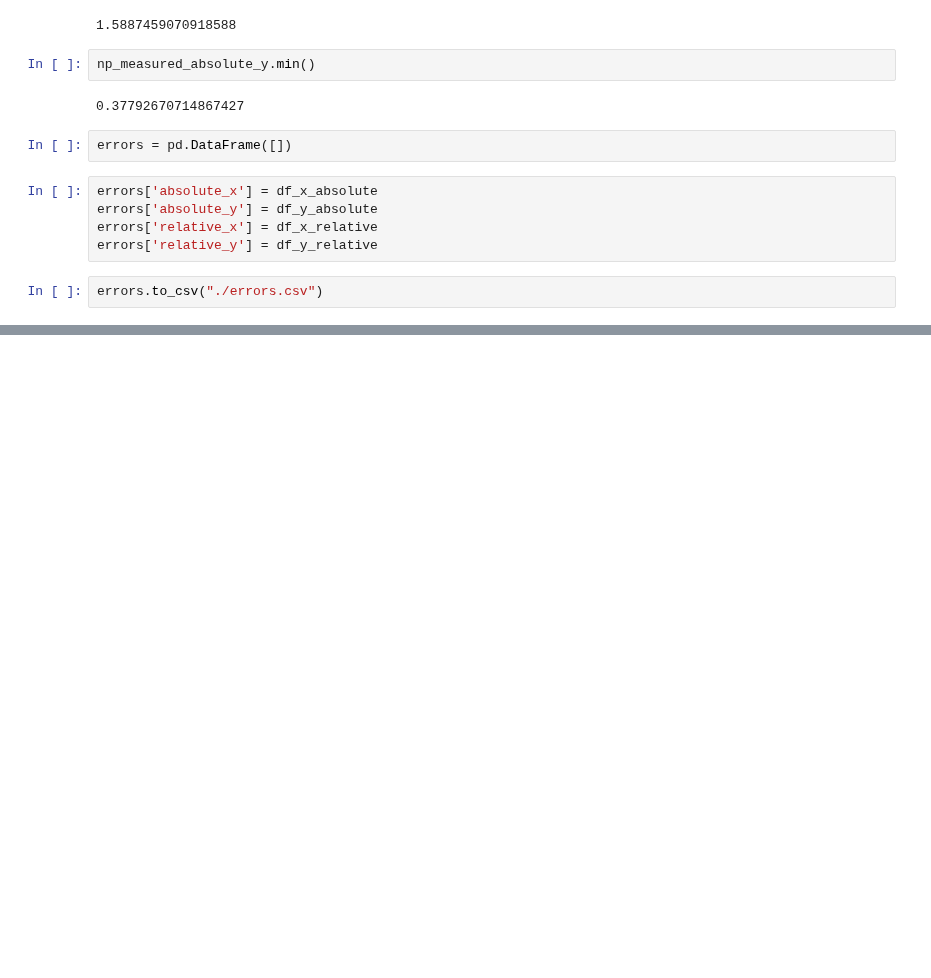
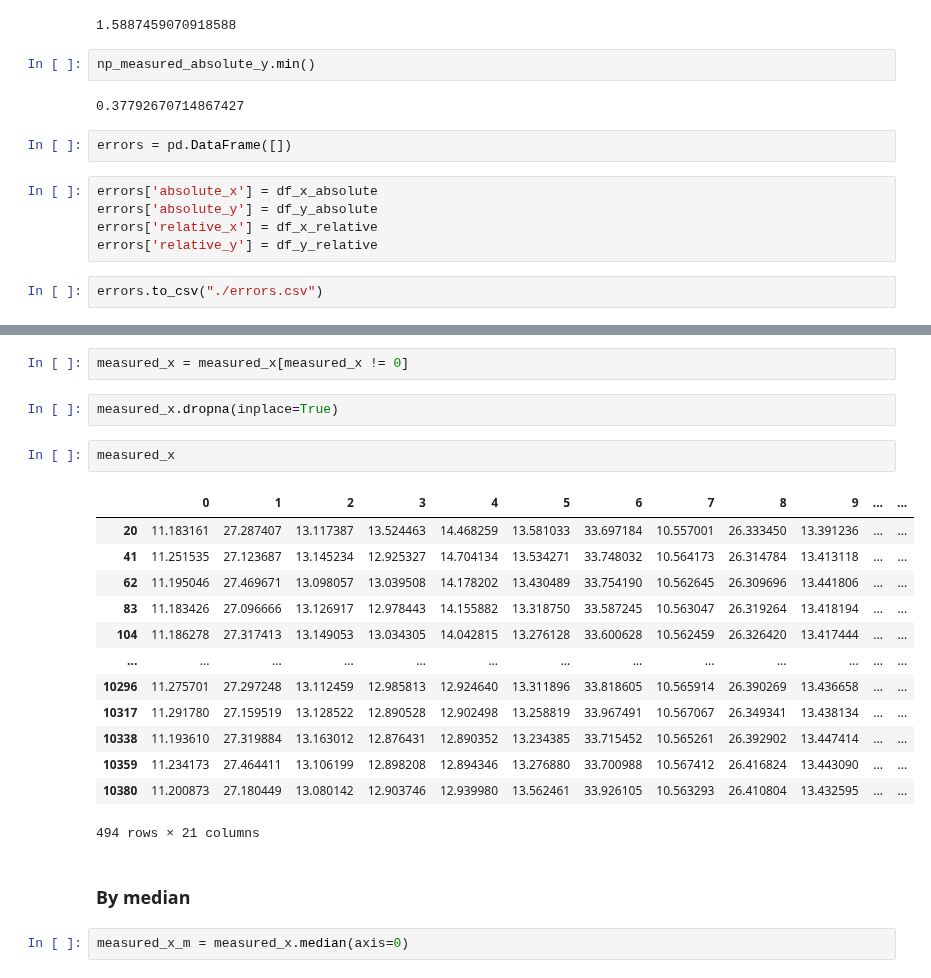
Before and after one commit to enfycius/Bolts, a Jupyter notebook: analysis_distances.ipynb, the cells around one changed output, grey strips where cells are left out. Saved outputs shown, nothing was run; the diff lists cells and outputs as text; blank space fills up the shorter version.

```diff
--- a/analysis_distances.ipynb
+++ b/analysis_distances.ipynb
@@ -559,0 +645,24 @@ errors.to_csv("./errors.csv")
+# %%
+measured_x = measured_x[measured_x != 0]
+# %%
+measured_x.dropna(inplace=True)
+# %%
+measured_x
+# %% [output]
+|  | 0 | 1 | 2 | 3 | 4 | 5 | 6 | 7 | 8 | 9 | ... | ... |
+| 20 | 11.183161 | 27.287407 | 13.117387 | 13.524463 | 14.468259 | 13.581033 | 33.697184 | 10.557001 | 26.333450 | 13.391236 | ... | ... |
+| 41 | 11.251535 | 27.123687 | 13.145234 | 12.925327 | 14.704134 | 13.534271 | 33.748032 | 10.564173 | 26.314784 | 13.413118 | ... | ... |
+| 62 | 11.195046 | 27.469671 | 13.098057 | 13.039508 | 14.178202 | 13.430489 | 33.754190 | 10.562645 | 26.309696 | 13.441806 | ... | ... |
+| 83 | 11.183426 | 27.096666 | 13.126917 | 12.978443 | 14.155882 | 13.318750 | 33.587245 | 10.563047 | 26.319264 | 13.418194 | ... | ... |
+| 104 | 11.186278 | 27.317413 | 13.149053 | 13.034305 | 14.042815 | 13.276128 | 33.600628 | 10.562459 | 26.326420 | 13.417444 | ... | ... |
+| ... | ... | ... | ... | ... | ... | ... | ... | ... | ... | ... | ... | ... |
+| 10296 | 11.275701 | 27.297248 | 13.112459 | 12.985813 | 12.924640 | 13.311896 | 33.818605 | 10.565914 | 26.390269 | 13.436658 | ... | ... |
+| 10317 | 11.291780 | 27.159519 | 13.128522 | 12.890528 | 12.902498 | 13.258819 | 33.967491 | 10.567067 | 26.349341 | 13.438134 | ... | ... |
+| 10338 | 11.193610 | 27.319884 | 13.163012 | 12.876431 | 12.890352 | 13.234385 | 33.715452 | 10.565261 | 26.392902 | 13.447414 | ... | ... |
+| 10359 | 11.234173 | 27.464411 | 13.106199 | 12.898208 | 12.894346 | 13.276880 | 33.700988 | 10.567412 | 26.416824 | 13.443090 | ... | ... |
+| 10380 | 11.200873 | 27.180449 | 13.080142 | 12.903746 | 12.939980 | 13.562461 | 33.926105 | 10.563293 | 26.410804 | 13.432595 | ... | ... |
+494 rows × 21 columns
+# %% [markdown]
+### By median
+# %%
+measured_x_m = measured_x.median(axis=0)
```
Also changed, not shown: parts of 64 cells of this notebook.
